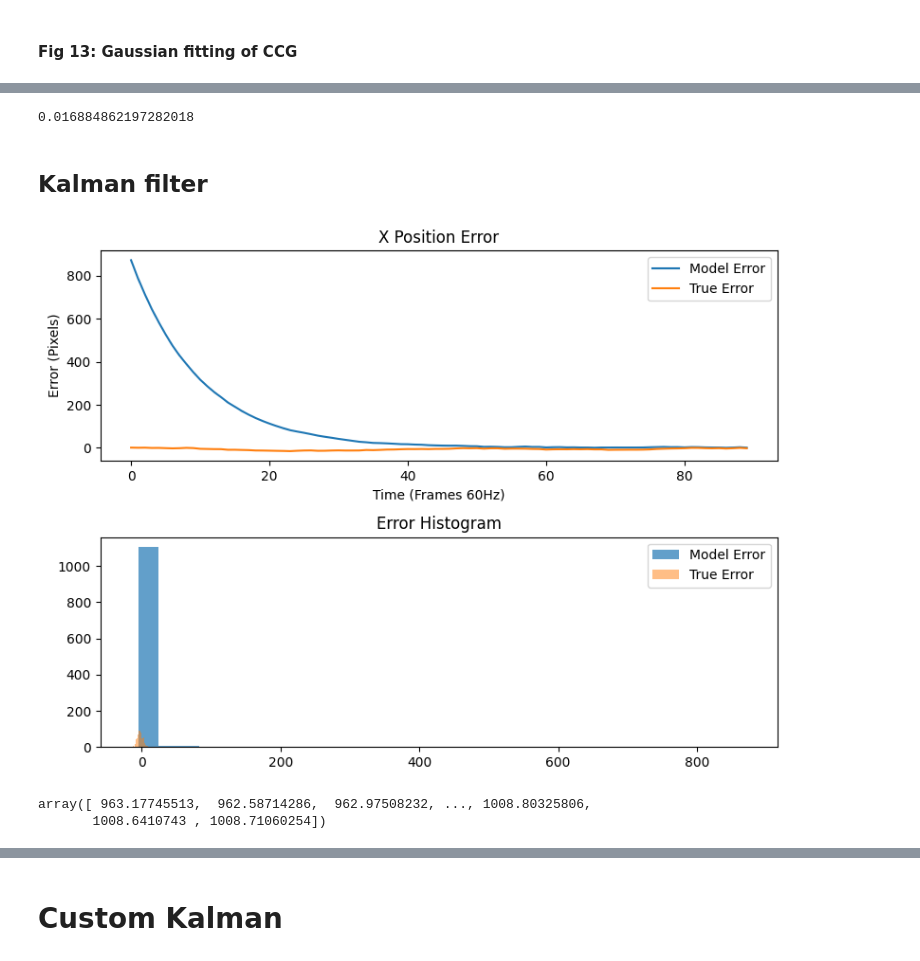
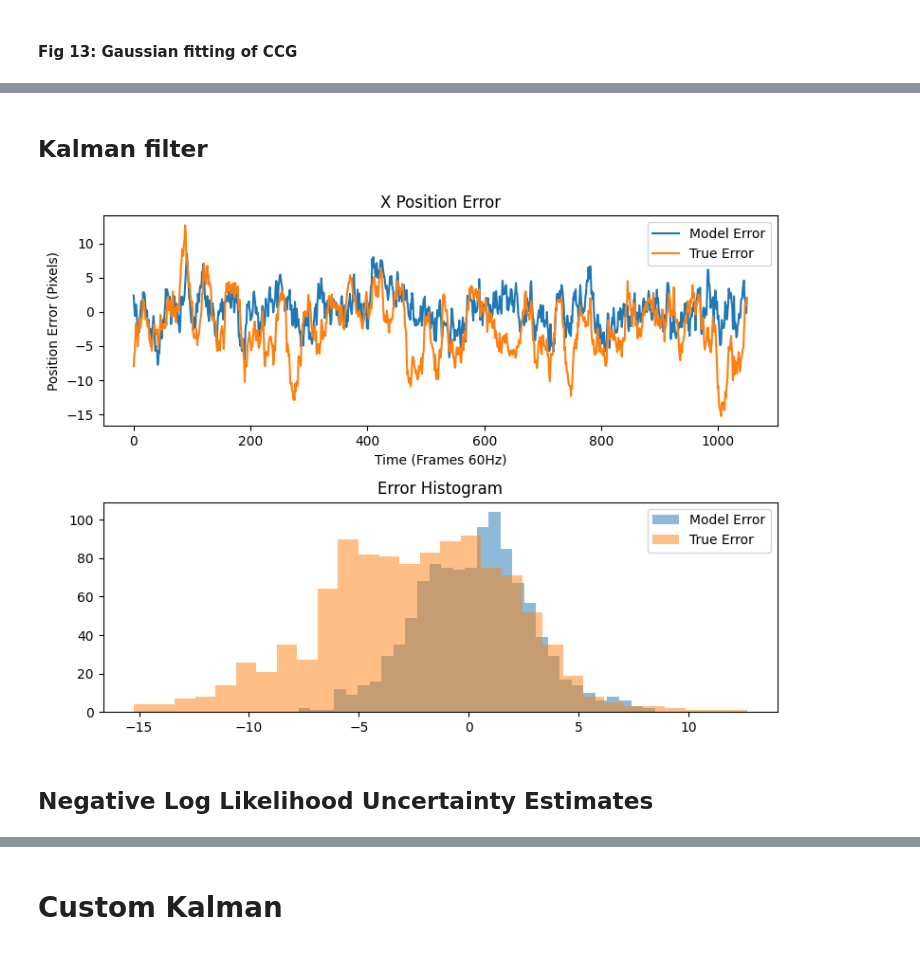
Before and after one commit to omeryildiran/Guido-Pascal-Omer-continuous-psychophysics, a Jupyter notebook: analysis_primier.ipynb, the cells around one changed output, grey strips where cells are left out. Drawn from its saved outputs; the diff is of its cells as text; code cells hidden in the pictures.

```diff
--- a/analysis_primier.ipynb
+++ b/analysis_primier.ipynb
@@ -283,0 +295,11 @@ xdata=np.tile(xdata, nTrialPerSigma)
+# %%
+tmp_blob=single_blob_selector(sigma=11)
+for i in range(nTrialPerSigma):
+    target_positions=tmp_blob[i][1]['target']
+    response_positions=tmp_blob[i][1]['response']
+# Create a list of target positions
+target_positions_list = [trial[1]['target'] for trial in tmp_blob]
+
+# Convert the list to a numpy array
+target_positions_matrix = np.array(target_positions_list)
+target_positions_matrix.shape[0]
@@ -387,7 +419,3 @@ for i,bw in enumerate(blob_widths):
-# %%
-np.std(ydata)
-# %% [output]
-0.016884862197282018
 # %% [markdown]
 ## Kalman filter
 # %%
@@ -422,18 +450,22 @@ def myKalmanFast(x, Q, R):
 
     return xhat, y, K, P
 # %%
-# Example implementation
+# Implementation
 sigma_dict={11:0,13:1,17:2,21:3,25:4,29:5}
-selected_sigma=11
-selected_sigma_ind=sigma_dict[selected_sigma]
-tmp_trial=trialDictSorted[selected_sigma_ind*5+1][1]
+tmp_trial=single_trial_selector(sigma=11)
 target_positions_x=tmp_trial['target']
 response_positions_x=tmp_trial['response']
 
 x = target_positions_x  # Replace target_positions with actual target position values
-Q = 0.1  # Example target displacement variance
-R = 10  # Example observation noise variance
-xhat, y, K, P = myKalmanFast(x, Q, R)
+
+# Calculate displacements
+displacements = np.diff(target_positions_x)
+# Calculate variance of displacements
+Q = np.var(displacements) # target displacement variance
+# Set a reasonable value for observation noise variance R
+R = 100 # or  np.var(target_positions_x - response_positions_x)
+
+xhat, y_noisyObs, KalmanGain, posteriorVar = myKalmanFast(x, Q, R)
 
 # calculate model error
 error_xhat=target_positions_x-xhat
@@ -441,37 +473,28 @@ error_xhat=target_positions_x-xhat
 true_error_x=target_positions_x-response_positions_x
 # %%
 # Plot the position errors
-# calculate model error
-error_xhat = target_positions_x - xhat
-# Plot error for 1.5 seconds
 plt.figure(figsize=(8, 6))
 
 # First subplot for model error
 plt.subplot(2, 1, 1)  # 2 rows, 1 column, first plot
-plt.plot(error_xhat[0:90], label='Model Error')
+plt.plot(error_xhat[90:], label='Model Error')
 plt.title('X Position Error')
 plt.xlabel('Time (Frames 60Hz)')
-plt.ylabel('Error (Pixels)')
+plt.ylabel('Position Error (Pixels)')
 true_error_x = target_positions_x - response_positions_x
-plt.plot(true_error_x[0:90], label='True Error')
-plt.title('X Position Error')
-plt.xlabel('Time (Frames 60Hz)')
-plt.ylabel('Error (Pixels)')
+plt.plot(true_error_x[90:], label='True Error')
 plt.legend()
 
 # Create a plot to show the proportion of occurrences of each error value
 plt.subplot(2, 1, 2)  # 2 rows, 1 column, second plot
-plt.hist(error_xhat, bins=30, alpha=0.7)
-plt.hist(true_error_x, bins=30,alpha=0.5)
+plt.hist(error_xhat[60:], bins=30, alpha=0.5)
+plt.hist(true_error_x[60:], bins=30,alpha=0.5)
 plt.legend(['Model Error', 'True Error'])
 plt.title('Error Histogram')
 
 plt.tight_layout()  # Ensures proper spacing between subplots
 plt.show()
 # %% [output]
-[figure, old version]
+[figure, new version]
-# %%
-target_positions_x
-# %% [output]
-array([ 963.17745513,  962.58714286,  962.97508232, ..., 1008.80325806,
-       1008.6410743 , 1008.71060254])
+# %% [markdown]
+## Negative Log Likelihood Uncertainty Estimates
```
Also changed, not shown: parts of 27 cells of this notebook.
